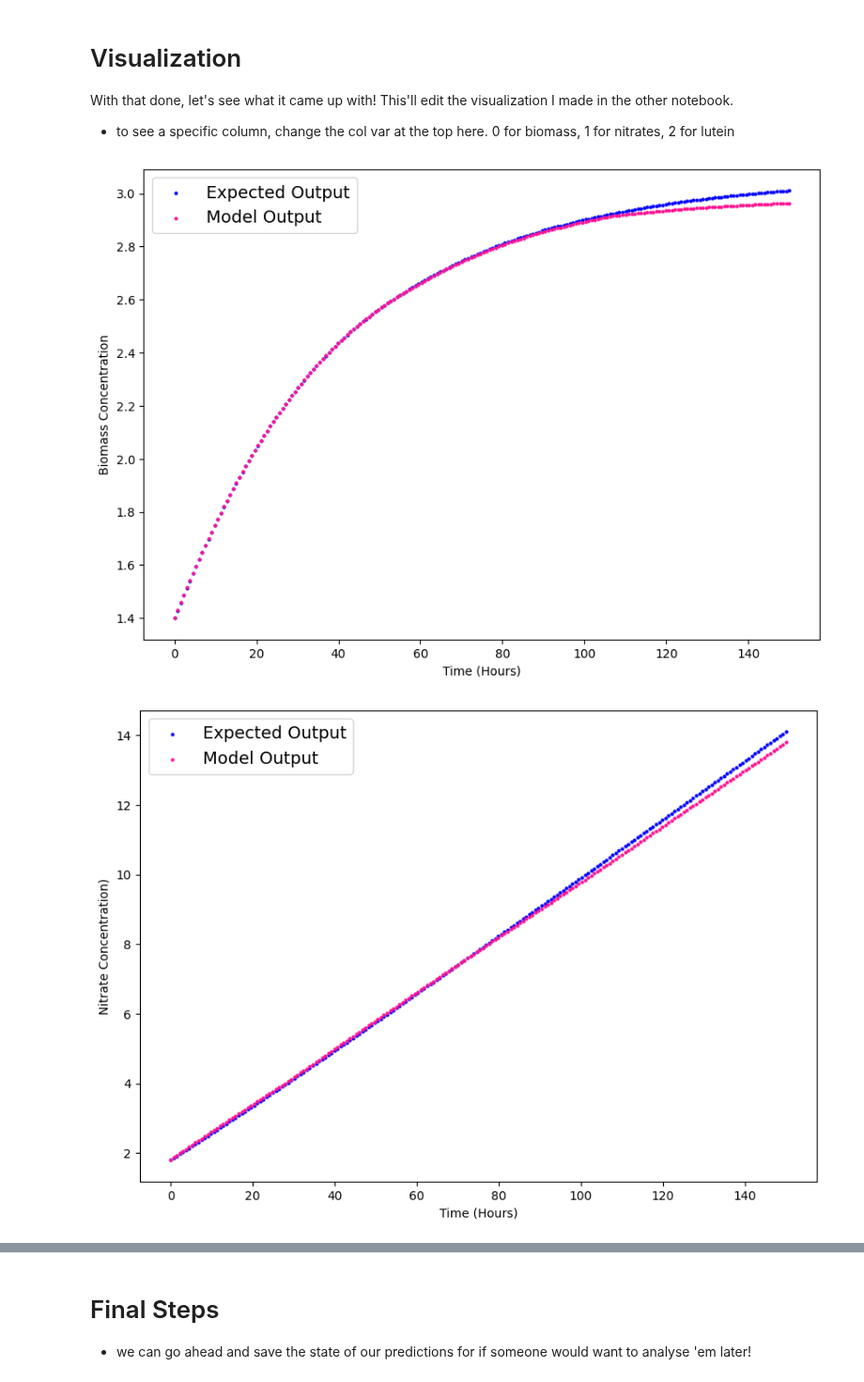
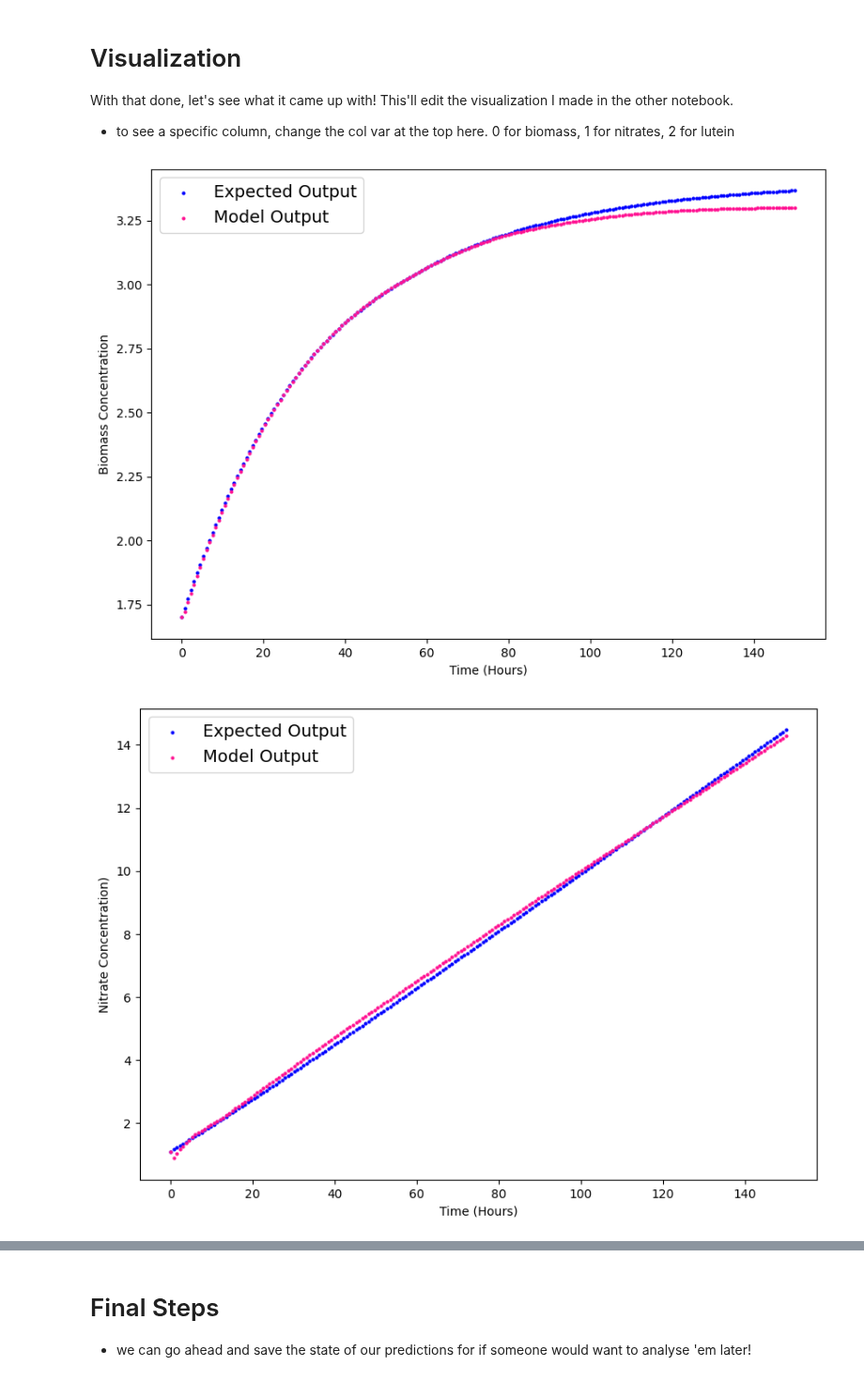
Before and after one commit to swamilikes2code/Python_based_Interactive_Scientific_Visualization, a Jupyter notebook: digital_lab_twin/maddie-nn/nnExpPreds.ipynb, the cells around one changed output, grey strips where cells are left out. Shown at 94% size. Drawn from its saved outputs; the diff is of its cells as text; code cells hidden in the pictures.

```diff
--- a/digital_lab_twin/maddie-nn/nnExpPreds.ipynb
+++ b/digital_lab_twin/maddie-nn/nnExpPreds.ipynb
@@ -49,16 +49,15 @@ model = nn.Sequential(
     nn.LeakyReLU(),
     nn.Linear(50, 25),
     nn.LeakyReLU(),
-    nn.Linear(25, 12),
-    nn.LeakyReLU(),
-    nn.Linear(12, 3)
+    nn.Linear(25, 3)
 )
+#load in params from neuralnet.ipynb
+model.load_state_dict(torch.load('models/model.pt'))
+model.eval()
 #loss/optimizer
 loss_fn = nn.MSELoss() #Mean Squared Error
 optimizer = optim.Adam(model.parameters(), lr=0.0005)
-#load in params from neuralnet.ipynb
-model.load_state_dict(torch.load('models/model.pt'))
-model.eval()
+
 #scalers
 mmscalerX = joblib.load('models/mmscalerX.pkl')
 mmscalerY = joblib.load('models/mmscalerY.pkl')
@@ -107,7 +106,7 @@ for i in range(0, 199):
 With that done, let's see what it came up with! This'll edit the visualization I made in the other notebook.
 - to see a specific column, change the col var at the top here. 0 for biomass, 1 for nitrates, 2 for lutein
 # %%
-
+col = 0
 #quick visual just to see our data
 def plot_predictions(col = col,
                      train_data=XTimes,
@@ -119,32 +118,32 @@ def plot_predictions(col = col,
   Plots training data, test data and compares predictions.
   """
   plt.figure(figsize=(10, 7)) #create the base of our figure, figsize feeds in width/height in inches
 
   # Plot training data in blue
   plt.scatter(train_data, train_labels.iloc[:, col], c="b", s=4, label="Expected Output") #c for color, s for size.
 
   # Plot test data in green
   plt.scatter(test_data, test_labels.iloc[:,col], c="deeppink", s=4, label="Model Output")
 
   if predictions is not None:
     # Plot the predictions in red (predictions were made on the test data)
     plt.scatter(test_data, predictions, c="seagreen", s=4, label="Predictions")
 
   # Show the legend
   plt.legend(prop={"size": 14});
   #Axes labels
   plt.xlabel("Time (Hours)")
   match col:
     case 0:
       plt.ylabel("Biomass Concentration")
     case 1:
       plt.ylabel("Nitrate Concentration)")
     case 2:
       plt.ylabel("Lutein Concentration")
 
 plot_predictions(col=0)
 plot_predictions(col=1)
 plot_predictions(col=2)
 # %% [output]
-[figure, old version]
+[figure, new version]
-[figure, old version]
+[figure, new version]
```
Also changed, not shown: parts of 1 cell of this notebook, 4 other files.
